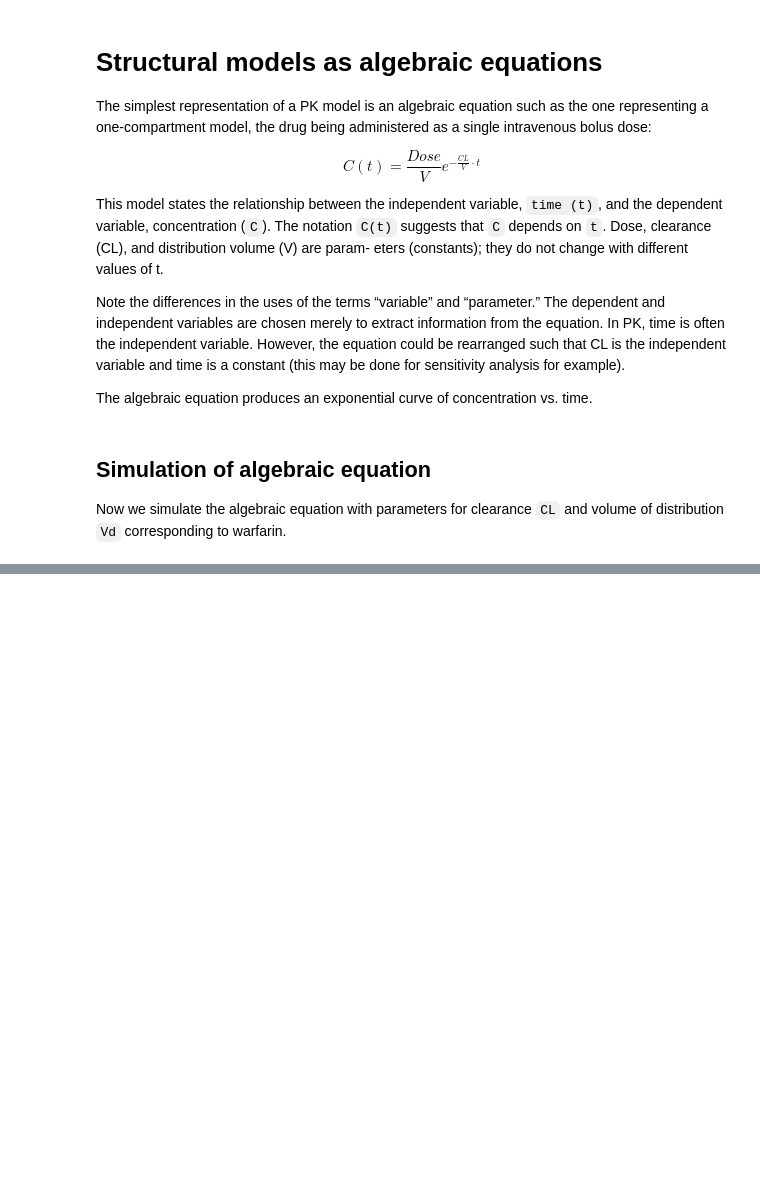
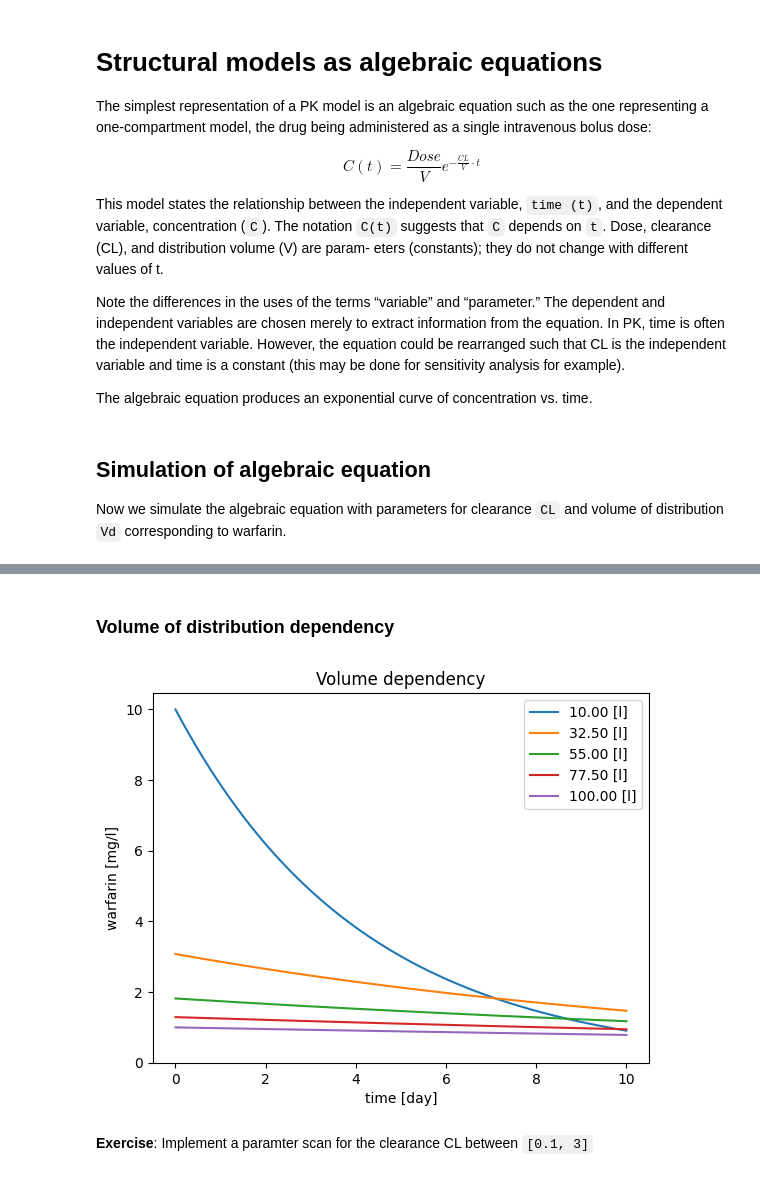
Before and after one commit to matthiaskoenig/course-pharmacokinetic-modelling, a Jupyter notebook: src/mb19/notebooks/01_structural_models.ipynb, the cells around one changed output, grey strips where cells are left out. Drawn from its saved outputs; the diff is of its cells as text; code cells hidden in the pictures; blank space fills up the shorter version.

```diff
--- a/src/mb19/notebooks/01_structural_models.ipynb
+++ b/src/mb19/notebooks/01_structural_models.ipynb
@@ -42,0 +75,21 @@ Now adapt the parameters `CL` and `V` and simulate the intravenous injection of
+# %% [markdown]
+### Volume of distribution dependency
+# %%
+# V dependency
+f, ax = plt.subplots(nrows=1, ncols=1)
+for V in np.linspace(10, 100, num=5):
+    C = Dose / V * np.exp(-CL / V * t)  # [mg/l]
+    ax.plot(t/24.0, C, label=f"{V:.2f} [l]")
+# reset volume
+V = 10  # [mg]
+
+ax.set_xlabel("time [day]")
+ax.set_ylabel("warfarin [mg/l]")
+ax.set_ylim(bottom=0)
+ax.legend()
+ax.set_title("Volume dependency")
+plt.show()
+# %% [output]
+[figure, added]
+# %% [markdown]
+**Exercise**: Implement a paramter scan for the clearance CL between `[0.1, 3]`
```
Also changed, not shown: parts of 5 cells of this notebook, 8 other files.
